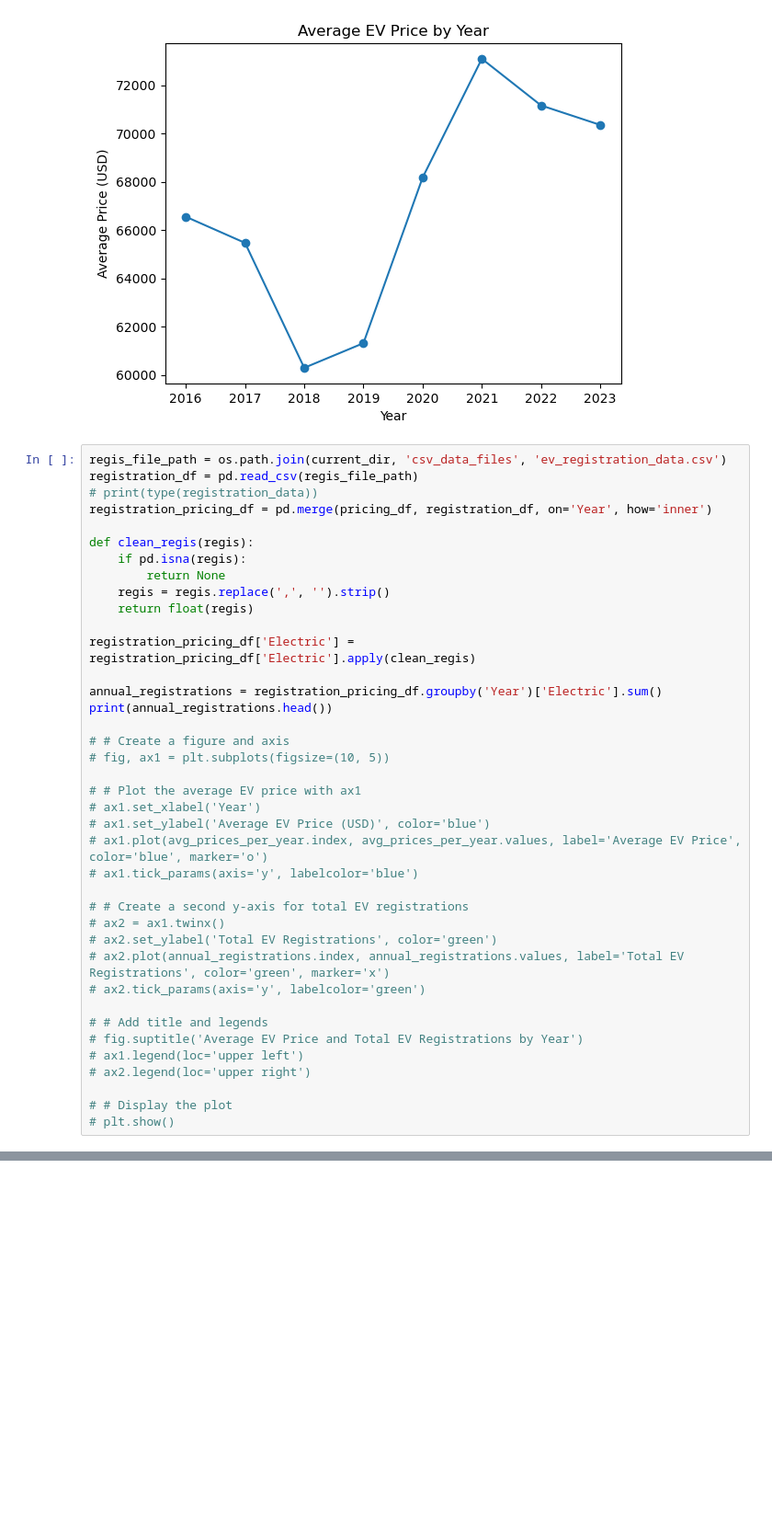
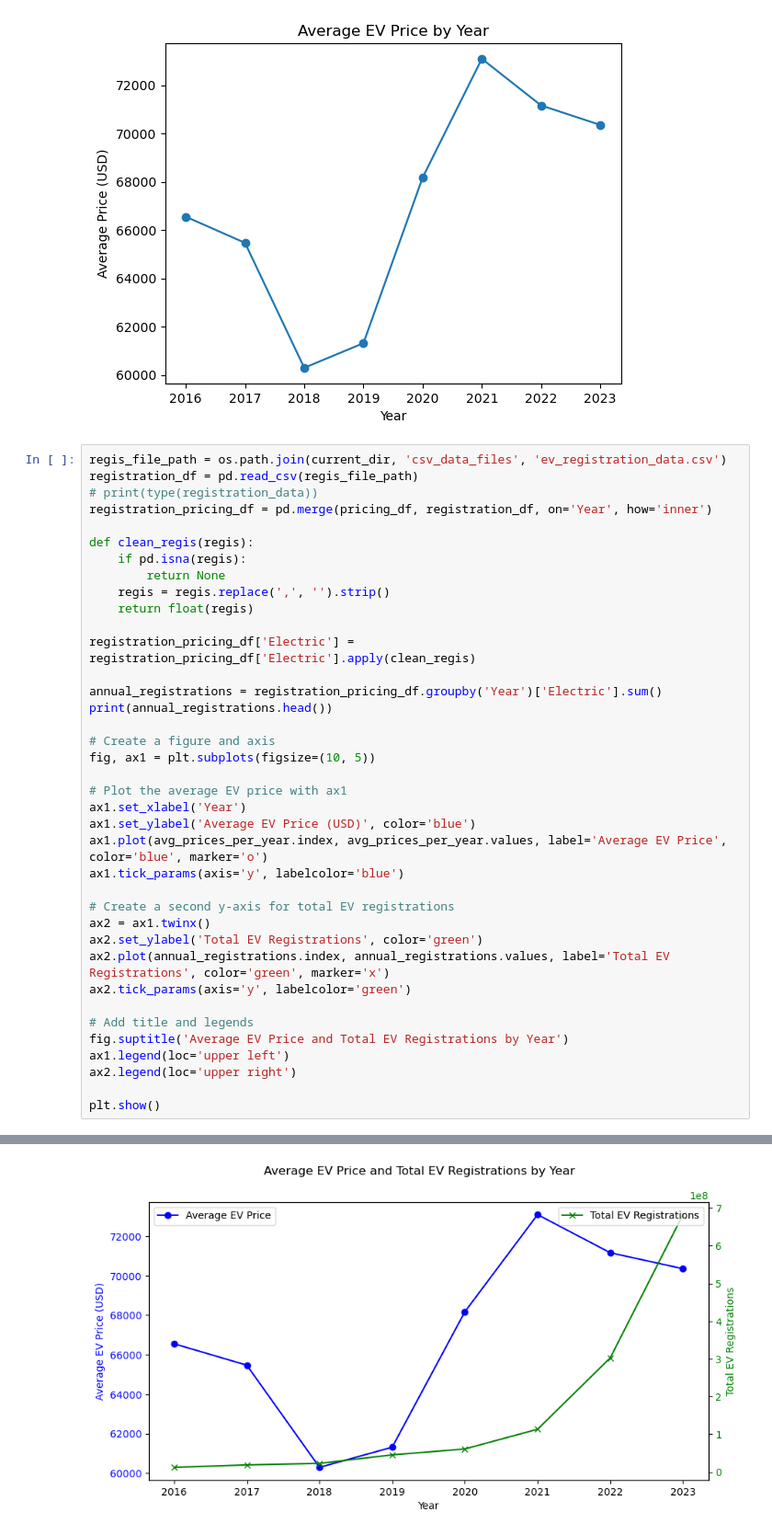
Before and after one commit to kyle-du/ev-research-proj, a Jupyter notebook: Data Scraping-EV Pricing 2016-2023.ipynb, the cells around one changed output, grey strips where cells are left out. Shown at 92% size. Saved outputs shown, nothing was run; the diff lists cells and outputs as text; blank space fills up the shorter version.

Commit message:
plotted price & registration over year, price & registration of the same year, price & registration by states

```diff
--- a/Data Scraping-EV Pricing 2016-2023.ipynb
+++ b/Data Scraping-EV Pricing 2016-2023.ipynb
@@ -175,47 +175,47 @@ plt.show()
 # %%
 regis_file_path = os.path.join(current_dir, 'csv_data_files', 'ev_registration_data.csv')
 registration_df = pd.read_csv(regis_file_path)
 # print(type(registration_data))
 registration_pricing_df = pd.merge(pricing_df, registration_df, on='Year', how='inner')
 
 def clean_regis(regis):
     if pd.isna(regis):
         return None
     regis = regis.replace(',', '').strip()
     return float(regis)
 
 registration_pricing_df['Electric'] = registration_pricing_df['Electric'].apply(clean_regis)
 
 annual_registrations = registration_pricing_df.groupby('Year')['Electric'].sum()
 print(annual_registrations.head())
 
-# # Create a figure and axis
-# fig, ax1 = plt.subplots(figsize=(10, 5))
+# Create a figure and axis
+fig, ax1 = plt.subplots(figsize=(10, 5))
 
-# # Plot the average EV price with ax1
-# ax1.set_xlabel('Year')
-# ax1.set_ylabel('Average EV Price (USD)', color='blue')
-# ax1.plot(avg_prices_per_year.index, avg_prices_per_year.values, label='Average EV Price', color='blue', marker='o')
-# ax1.tick_params(axis='y', labelcolor='blue')
+# Plot the average EV price with ax1
+ax1.set_xlabel('Year')
+ax1.set_ylabel('Average EV Price (USD)', color='blue')
+ax1.plot(avg_prices_per_year.index, avg_prices_per_year.values, label='Average EV Price', color='blue', marker='o')
+ax1.tick_params(axis='y', labelcolor='blue')
 
-# # Create a second y-axis for total EV registrations
-# ax2 = ax1.twinx()
-# ax2.set_ylabel('Total EV Registrations', color='green')
-# ax2.plot(annual_registrations.index, annual_registrations.values, label='Total EV Registrations', color='green', marker='x')
-# ax2.tick_params(axis='y', labelcolor='green')
+# Create a second y-axis for total EV registrations
+ax2 = ax1.twinx()
+ax2.set_ylabel('Total EV Registrations', color='green')
+ax2.plot(annual_registrations.index, annual_registrations.values, label='Total EV Registrations', color='green', marker='x')
+ax2.tick_params(axis='y', labelcolor='green')
 
-# # Add title and legends
-# fig.suptitle('Average EV Price and Total EV Registrations by Year')
-# ax1.legend(loc='upper left')
-# ax2.legend(loc='upper right')
+# Add title and legends
+fig.suptitle('Average EV Price and Total EV Registrations by Year')
+ax1.legend(loc='upper left')
+ax2.legend(loc='upper right')
 
-# # Display the plot
-# plt.show()
+plt.show()
 # %% [output]
 Year
 2016    12333200.0
 2017    18855000.0
 2018    22904000.0
 2019    45448800.0
 2020    61134000.0
 Name: Electric, dtype: float64
+[figure, added]
```
Also changed, not shown: parts of 2 cells of this notebook.
